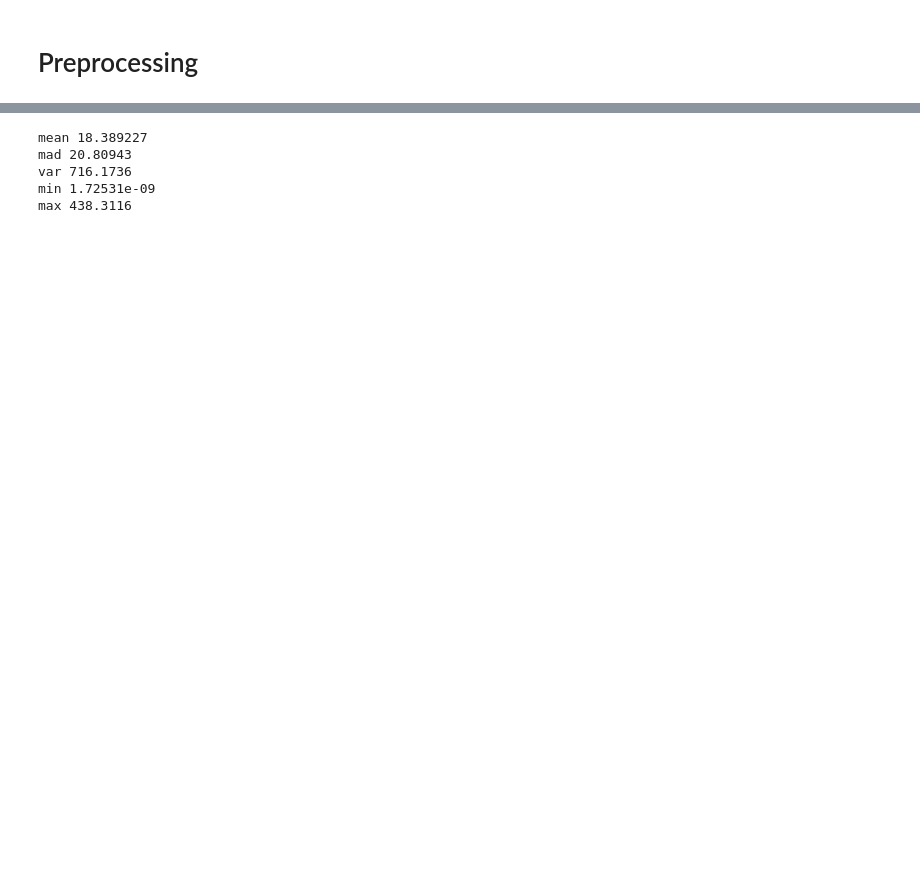
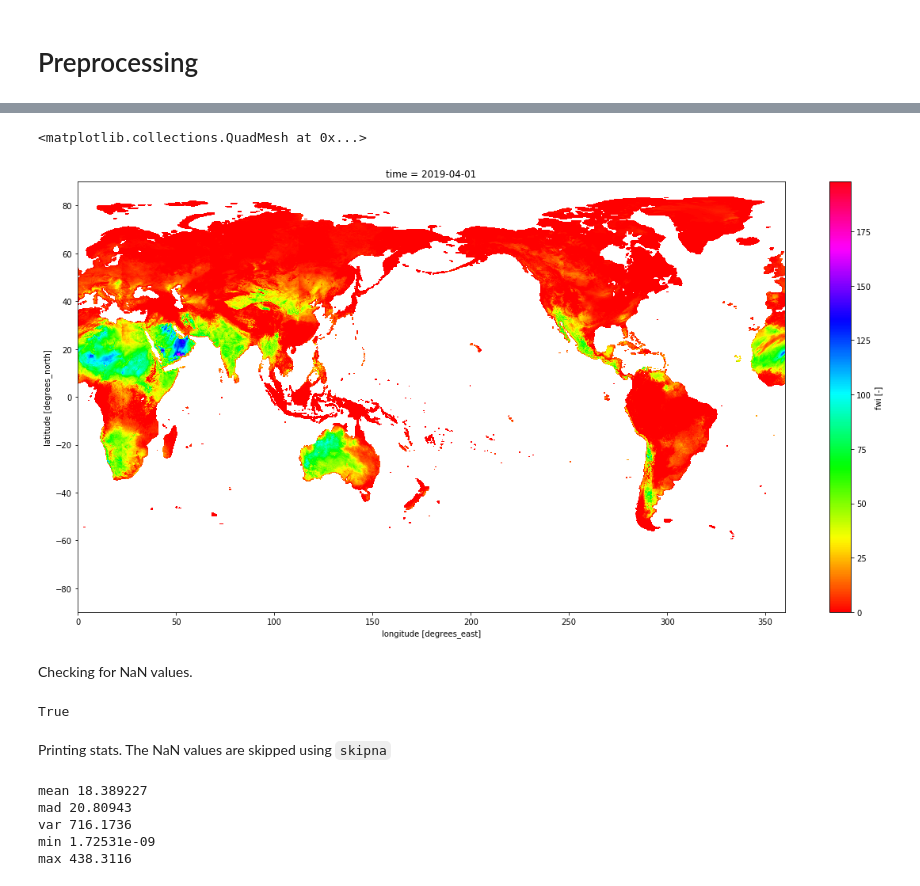
Before and after one commit to tejasvi/deepFWI, a Jupyter notebook: data/fwi_global/fwi_forecast.ipynb, the cells around one changed output, grey strips where cells are left out. Saved outputs shown, nothing was run; the diff lists cells and outputs as text; code cells hidden in the pictures; blank space fills up the shorter version.

```diff
--- a/data/fwi_global/fwi_forecast.ipynb
+++ b/data/fwi_global/fwi_forecast.ipynb
@@ -59,3 +117,17 @@ open_mfdataset).
+# %%
+plt.figure(figsize = (20,10))
+proc.fwi[0].plot(cmap='hsv')
+# %% [output]
+<matplotlib.collections.QuadMesh at 0x...>
+[figure, added]
+# %% [markdown]
+Checking for NaN values.
+# %%
+np.isnan(proc.fwi[0].values).any()
+# %% [output]
+True
+# %% [markdown]
+Printing stats. The NaN values are skipped using `skipna`
 # %%
 def stats(x):
     tmp = x.mean(skipna=True).values
```
Also changed, not shown: parts of 52 cells of this notebook, 1 other file.
